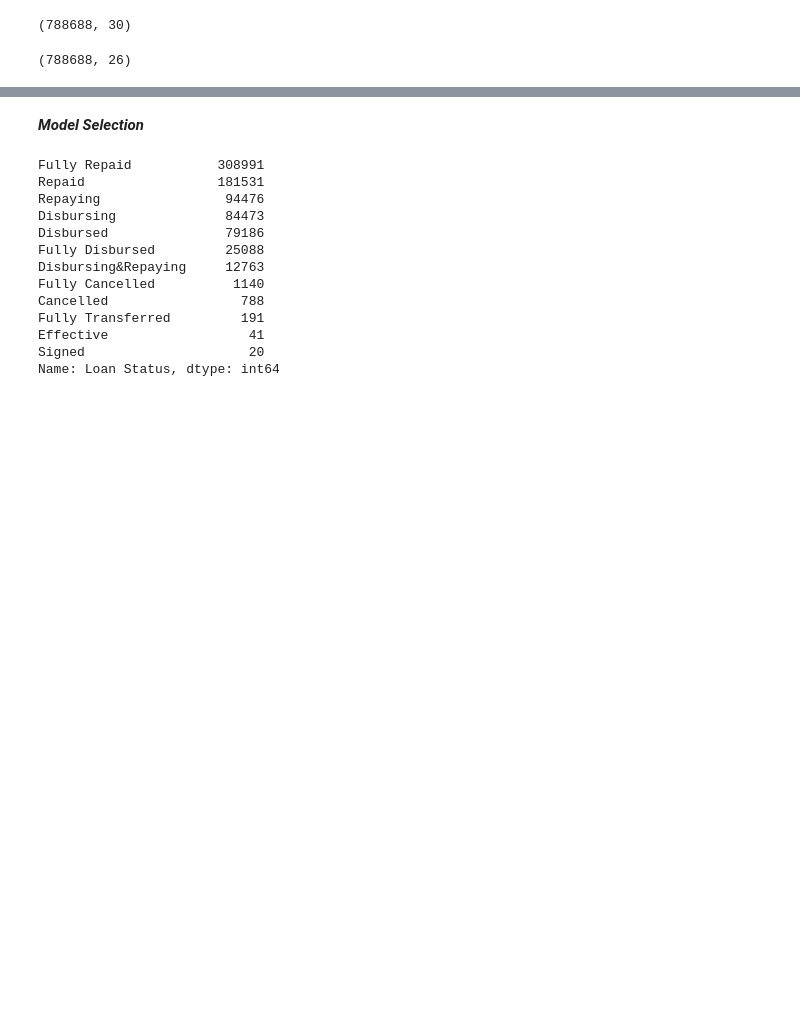
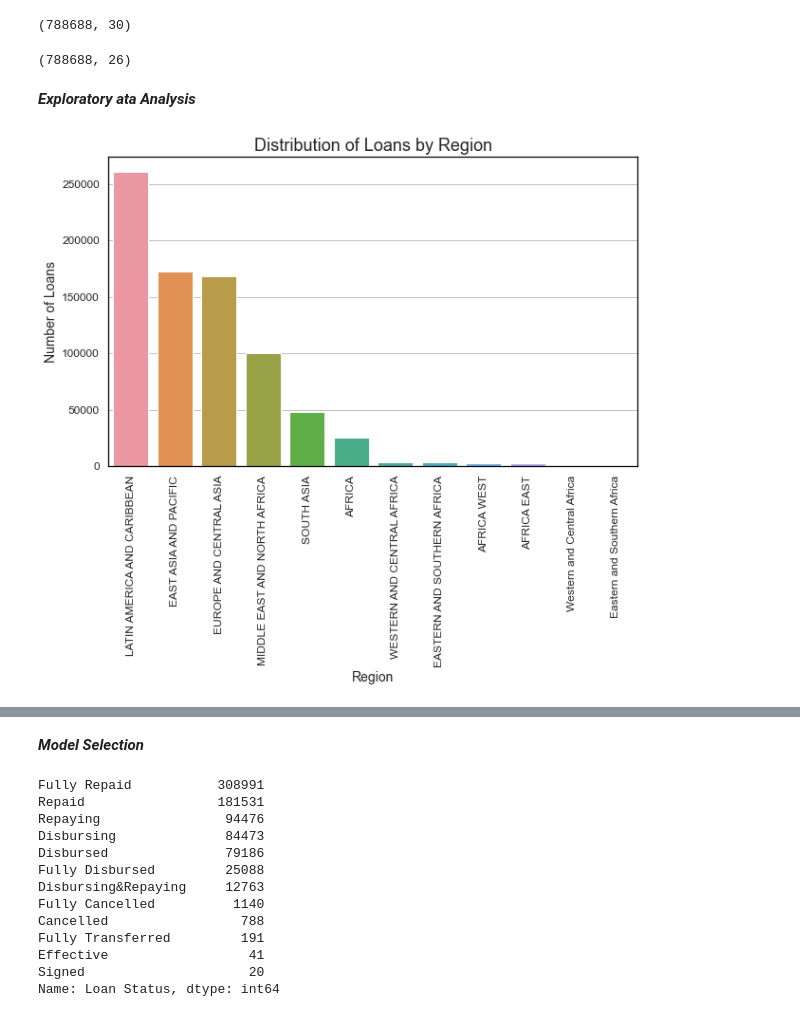
Before and after one commit to rpatil07/Risk-Assessment-of-IBRD-Loans, a Jupyter notebook: Risk Assessment of World Bank R&D Loans.ipynb, the cells around one changed output, grey strips where cells are left out. Saved outputs shown, nothing was run; the diff lists cells and outputs as text; code cells hidden in the pictures; blank space fills up the shorter version.

```diff
--- a/Risk Assessment of World Bank R&D Loans.ipynb
+++ b/Risk Assessment of World Bank R&D Loans.ipynb
@@ -209,3 +193,5 @@ X = hstack([df[num_cols], encoded_cats], format='csr')
 print(X.shape)
 # %% [output]
 (788688, 26)
+# %% [markdown]
+***Exploratory ata Analysis***
@@ -211,0 +209,11 @@ print(X.shape)
+# %%
+#Analysis how a Loan is Distributed by Region
+plt.figure(figsize=(10, 6))
+sns.countplot(data=df, x='Region', order=df['Region'].value_counts().index)
+plt.title('Distribution of Loans by Region')
+plt.xlabel('Region')
+plt.ylabel('Number of Loans')
+plt.tick_params(axis='x', rotation=90)
+plt.show()
+# %% [output]
+[figure, added]
```
Also changed, not shown: parts of 12 cells of this notebook.
